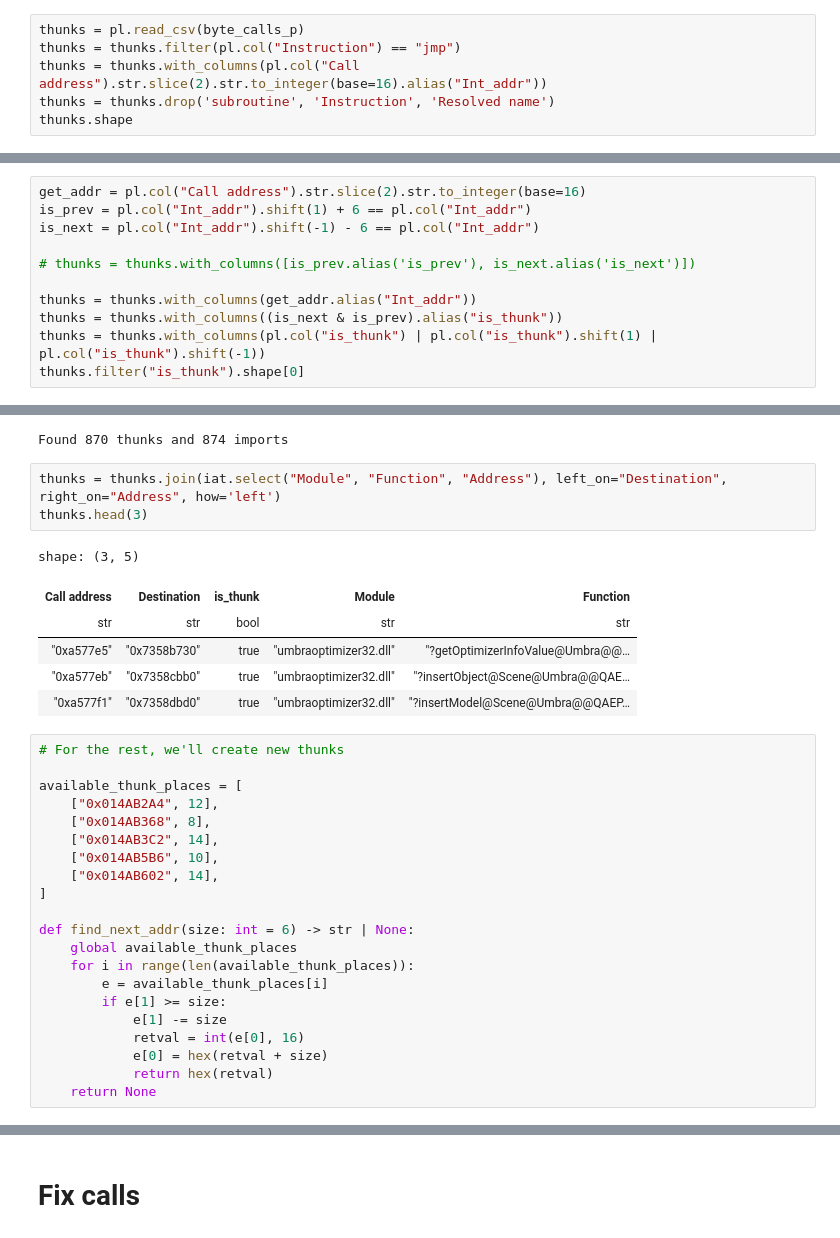
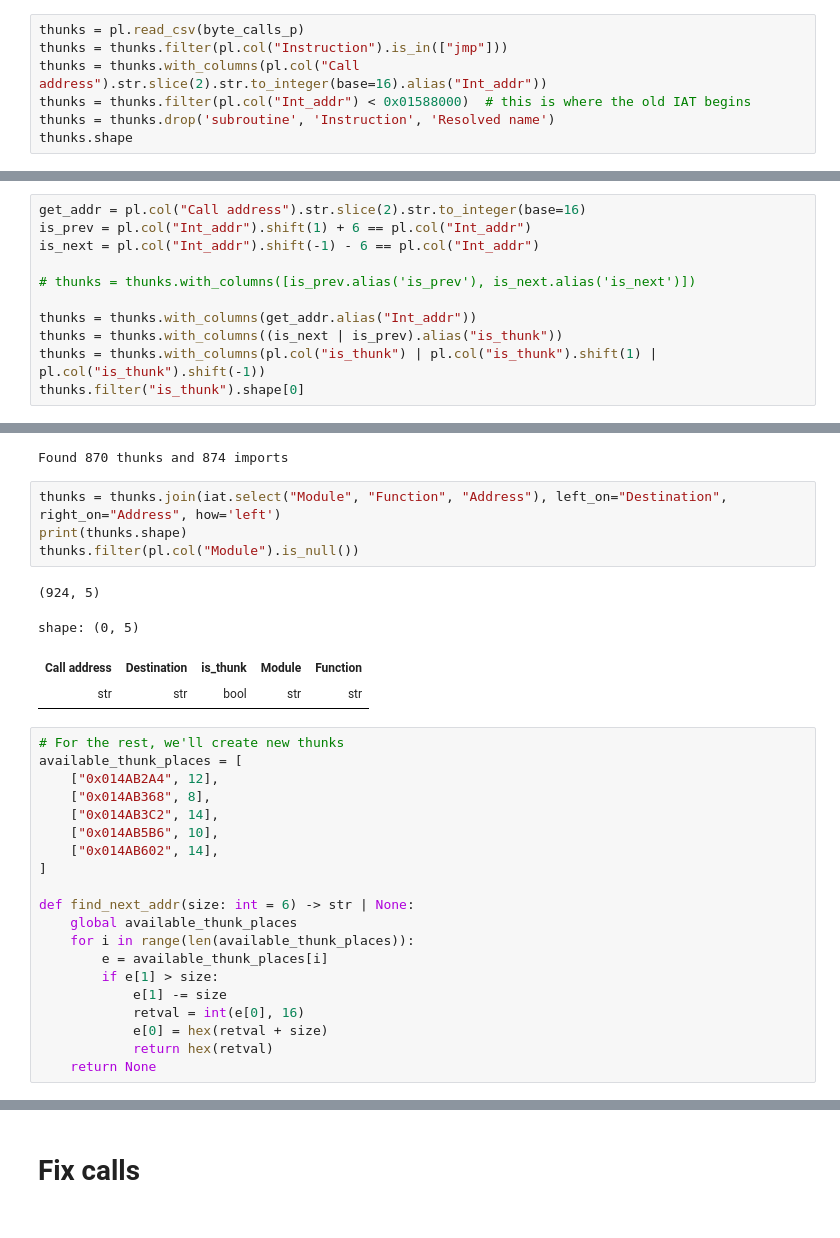
Before and after one commit to stndart/PatchingPE, a Jupyter notebook: notebooks/01-patch-v2.ipynb, the cells around one changed output, grey strips where cells are left out. Drawn from its saved outputs; the diff is of its cells as text.

```diff
--- a/notebooks/01-patch-v2.ipynb
+++ b/notebooks/01-patch-v2.ipynb
@@ -248,7 +344,8 @@ Suspect thunks are searched via <e9 ? ? ? ?> wildcard
 # %%
 thunks = pl.read_csv(byte_calls_p)
-thunks = thunks.filter(pl.col("Instruction") == "jmp")
+thunks = thunks.filter(pl.col("Instruction").is_in(["jmp"]))
 thunks = thunks.with_columns(pl.col("Call address").str.slice(2).str.to_integer(base=16).alias("Int_addr"))
+thunks = thunks.filter(pl.col("Int_addr") < 0x01588000)  # this is where the old IAT begins
 thunks = thunks.drop('subroutine', 'Instruction', 'Resolved name')
 thunks.shape
 # %% [output]
@@ -269,7 +366,7 @@ is_next = pl.col("Int_addr").shift(-1) - 6 == pl.col("Int_addr")
 # thunks = thunks.with_columns([is_prev.alias('is_prev'), is_next.alias('is_next')])
 
 thunks = thunks.with_columns(get_addr.alias("Int_addr"))
-thunks = thunks.with_columns((is_next & is_prev).alias("is_thunk"))
+thunks = thunks.with_columns((is_next | is_prev).alias("is_thunk"))
 thunks = thunks.with_columns(pl.col("is_thunk") | pl.col("is_thunk").shift(1) | pl.col("is_thunk").shift(-1))
 thunks.filter("is_thunk").shape[0]
 # %% [output]
@@ -308,17 +420,15 @@ print(f"Found {thunks.filter("is_thunk").unique("Destination").shape[0]} thunks
 Found 870 thunks and 874 imports
 # %%
 thunks = thunks.join(iat.select("Module", "Function", "Address"), left_on="Destination", right_on="Address", how='left')
-thunks.head(3)
+print(thunks.shape)
+thunks.filter(pl.col("Module").is_null())
 # %% [output]
-shape: (3, 5)
+(924, 5)
+shape: (0, 5)
 | Call address | Destination | is_thunk | Module | Function |
 | str | str | bool | str | str |
-| "0xa577e5" | "0x7358b730" | true | "umbraoptimizer32.dll" | "?getOptimizerInfoValue@Umbra@@… |
-| "0xa577eb" | "0x7358cbb0" | true | "umbraoptimizer32.dll" | "?insertObject@Scene@Umbra@@QAE… |
-| "0xa577f1" | "0x7358dbd0" | true | "umbraoptimizer32.dll" | "?insertModel@Scene@Umbra@@QAEP… |
 # %%
 # For the rest, we'll create new thunks
-
 available_thunk_places = [
     ["0x014AB2A4", 12],
     ["0x014AB368", 8],
@@ -331,7 +441,7 @@ def find_next_addr(size: int = 6) -> str | None:
     global available_thunk_places
     for i in range(len(available_thunk_places)):
         e = available_thunk_places[i]
-        if e[1] >= size:
+        if e[1] > size:
             e[1] -= size
             retval = int(e[0], 16)
             e[0] = hex(retval + size)
```
Also changed, not shown: parts of 35 cells of this notebook, 9 other files.
